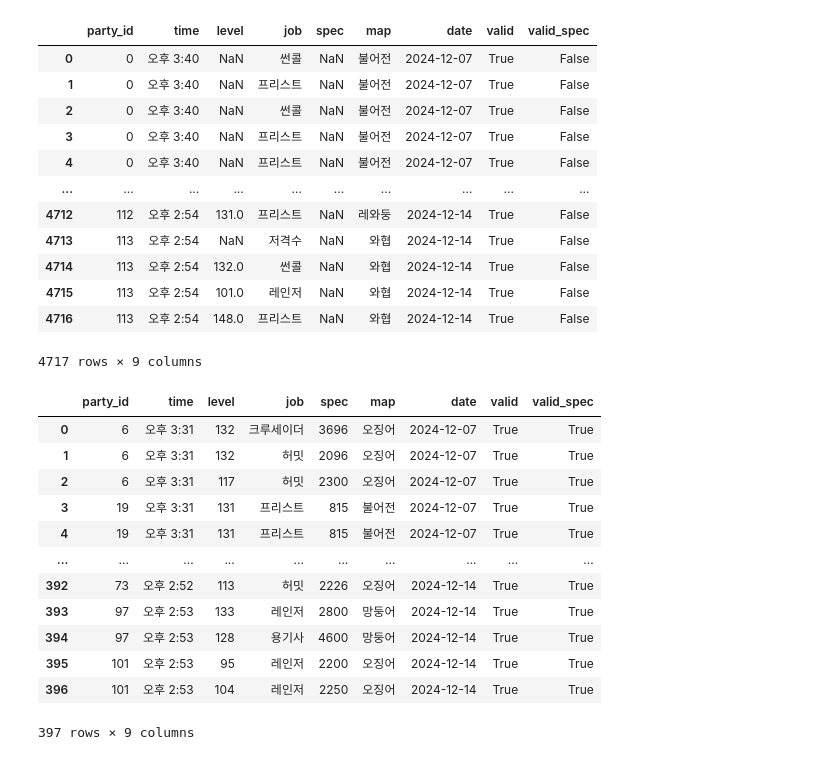
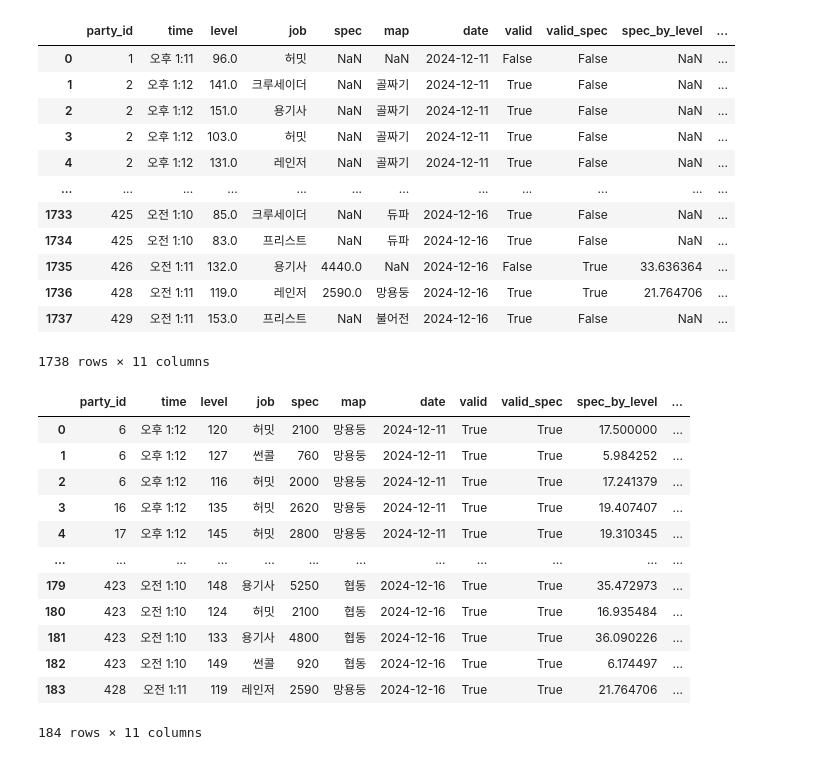
Before and after one commit to jongwonIee/mapleland, a Jupyter notebook: party/main.ipynb, the cells around one changed output. Cells and saved outputs as stored; diff of their text form; code cells hidden in the pictures.

```diff
--- a/party/main.ipynb
+++ b/party/main.ipynb
@@ -215,37 +210,37 @@ Combined raw and valid processed data saved as 'combined_raw_data.csv' and 'comb
 # %%
-df = pd.read_csv("combined_raw_data.csv")
+df = pd.read_csv("df.csv")
 df
 # %% [output]
-|  | party_id | time | level | job | spec | map | date | valid | valid_spec |
-| 0 | 0 | 오후 3:40 | NaN | 썬콜 | NaN | 불어전 | 2024-12-07 | True | False |
-| 1 | 0 | 오후 3:40 | NaN | 프리스트 | NaN | 불어전 | 2024-12-07 | True | False |
-| 2 | 0 | 오후 3:40 | NaN | 썬콜 | NaN | 불어전 | 2024-12-07 | True | False |
-| 3 | 0 | 오후 3:40 | NaN | 프리스트 | NaN | 불어전 | 2024-12-07 | True | False |
-| 4 | 0 | 오후 3:40 | NaN | 프리스트 | NaN | 불어전 | 2024-12-07 | True | False |
-| ... | ... | ... | ... | ... | ... | ... | ... | ... | ... |
-| 4712 | 112 | 오후 2:54 | 131.0 | 프리스트 | NaN | 레와둥 | 2024-12-14 | True | False |
-| 4713 | 113 | 오후 2:54 | NaN | 저격수 | NaN | 와협 | 2024-12-14 | True | False |
-| 4714 | 113 | 오후 2:54 | 132.0 | 썬콜 | NaN | 와협 | 2024-12-14 | True | False |
-| 4715 | 113 | 오후 2:54 | 101.0 | 레인저 | NaN | 와협 | 2024-12-14 | True | False |
-| 4716 | 113 | 오후 2:54 | 148.0 | 프리스트 | NaN | 와협 | 2024-12-14 | True | False |
+|  | party_id | time | level | job | spec | map | date | valid | valid_spec | spec_by_level | ... |
+| 0 | 1 | 오후 1:11 | 96.0 | 허밋 | NaN | NaN | 2024-12-11 | False | False | NaN | ... |
+| 1 | 2 | 오후 1:12 | 141.0 | 크루세이더 | NaN | 골짜기 | 2024-12-11 | True | False | NaN | ... |
+| 2 | 2 | 오후 1:12 | 151.0 | 용기사 | NaN | 골짜기 | 2024-12-11 | True | False | NaN | ... |
+| 3 | 2 | 오후 1:12 | 103.0 | 허밋 | NaN | 골짜기 | 2024-12-11 | True | False | NaN | ... |
+| 4 | 2 | 오후 1:12 | 131.0 | 레인저 | NaN | 골짜기 | 2024-12-11 | True | False | NaN | ... |
+| ... | ... | ... | ... | ... | ... | ... | ... | ... | ... | ... | ... |
+| 1733 | 425 | 오전 1:10 | 85.0 | 크루세이더 | NaN | 듀파 | 2024-12-16 | True | False | NaN | ... |
+| 1734 | 425 | 오전 1:10 | 83.0 | 프리스트 | NaN | 듀파 | 2024-12-16 | True | False | NaN | ... |
+| 1735 | 426 | 오전 1:11 | 132.0 | 용기사 | 4440.0 | NaN | 2024-12-16 | False | True | 33.636364 | ... |
+| 1736 | 428 | 오전 1:11 | 119.0 | 레인저 | 2590.0 | 망용둥 | 2024-12-16 | True | True | 21.764706 | ... |
+| 1737 | 429 | 오전 1:11 | 153.0 | 프리스트 | NaN | 불어전 | 2024-12-16 | True | False | NaN | ... |
-4717 rows × 9 columns
+1738 rows × 11 columns
 # %%
-processed_df = pd.read_csv("combined_valid_processed_data.csv")
+processed_df = pd.read_csv("processed_df.csv")
 processed_df
 # %% [output]
-|  | party_id | time | level | job | spec | map | date | valid | valid_spec |
-| 0 | 6 | 오후 3:31 | 132 | 크루세이더 | 3696 | 오징어 | 2024-12-07 | True | True |
-| 1 | 6 | 오후 3:31 | 132 | 허밋 | 2096 | 오징어 | 2024-12-07 | True | True |
-| 2 | 6 | 오후 3:31 | 117 | 허밋 | 2300 | 오징어 | 2024-12-07 | True | True |
-| 3 | 19 | 오후 3:31 | 131 | 프리스트 | 815 | 불어전 | 2024-12-07 | True | True |
-| 4 | 19 | 오후 3:31 | 131 | 프리스트 | 815 | 불어전 | 2024-12-07 | True | True |
-| ... | ... | ... | ... | ... | ... | ... | ... | ... | ... |
-| 392 | 73 | 오후 2:52 | 113 | 허밋 | 2226 | 오징어 | 2024-12-14 | True | True |
-| 393 | 97 | 오후 2:53 | 133 | 레인저 | 2800 | 망둥어 | 2024-12-14 | True | True |
-| 394 | 97 | 오후 2:53 | 128 | 용기사 | 4600 | 망둥어 | 2024-12-14 | True | True |
-| 395 | 101 | 오후 2:53 | 95 | 레인저 | 2200 | 오징어 | 2024-12-14 | True | True |
-| 396 | 101 | 오후 2:53 | 104 | 레인저 | 2250 | 오징어 | 2024-12-14 | True | True |
+|  | party_id | time | level | job | spec | map | date | valid | valid_spec | spec_by_level | ... |
+| 0 | 6 | 오후 1:12 | 120 | 허밋 | 2100 | 망용둥 | 2024-12-11 | True | True | 17.500000 | ... |
+| 1 | 6 | 오후 1:12 | 127 | 썬콜 | 760 | 망용둥 | 2024-12-11 | True | True | 5.984252 | ... |
+| 2 | 6 | 오후 1:12 | 116 | 허밋 | 2000 | 망용둥 | 2024-12-11 | True | True | 17.241379 | ... |
+| 3 | 16 | 오후 1:12 | 135 | 허밋 | 2620 | 망용둥 | 2024-12-11 | True | True | 19.407407 | ... |
+| 4 | 17 | 오후 1:12 | 145 | 허밋 | 2800 | 망용둥 | 2024-12-11 | True | True | 19.310345 | ... |
+| ... | ... | ... | ... | ... | ... | ... | ... | ... | ... | ... | ... |
+| 179 | 423 | 오전 1:10 | 148 | 용기사 | 5250 | 협동 | 2024-12-16 | True | True | 35.472973 | ... |
+| 180 | 423 | 오전 1:10 | 124 | 허밋 | 2100 | 협동 | 2024-12-16 | True | True | 16.935484 | ... |
+| 181 | 423 | 오전 1:10 | 133 | 용기사 | 4800 | 협동 | 2024-12-16 | True | True | 36.090226 | ... |
+| 182 | 423 | 오전 1:10 | 149 | 썬콜 | 920 | 협동 | 2024-12-16 | True | True | 6.174497 | ... |
+| 183 | 428 | 오전 1:11 | 119 | 레인저 | 2590 | 망용둥 | 2024-12-16 | True | True | 21.764706 | ... |
-397 rows × 9 columns
+184 rows × 11 columns
 # %%
 hermit = processed_df[(processed_df['job'] == '허밋')]
 hermit
```
Also changed, not shown: parts of 26 cells of this notebook, 26 other files.
